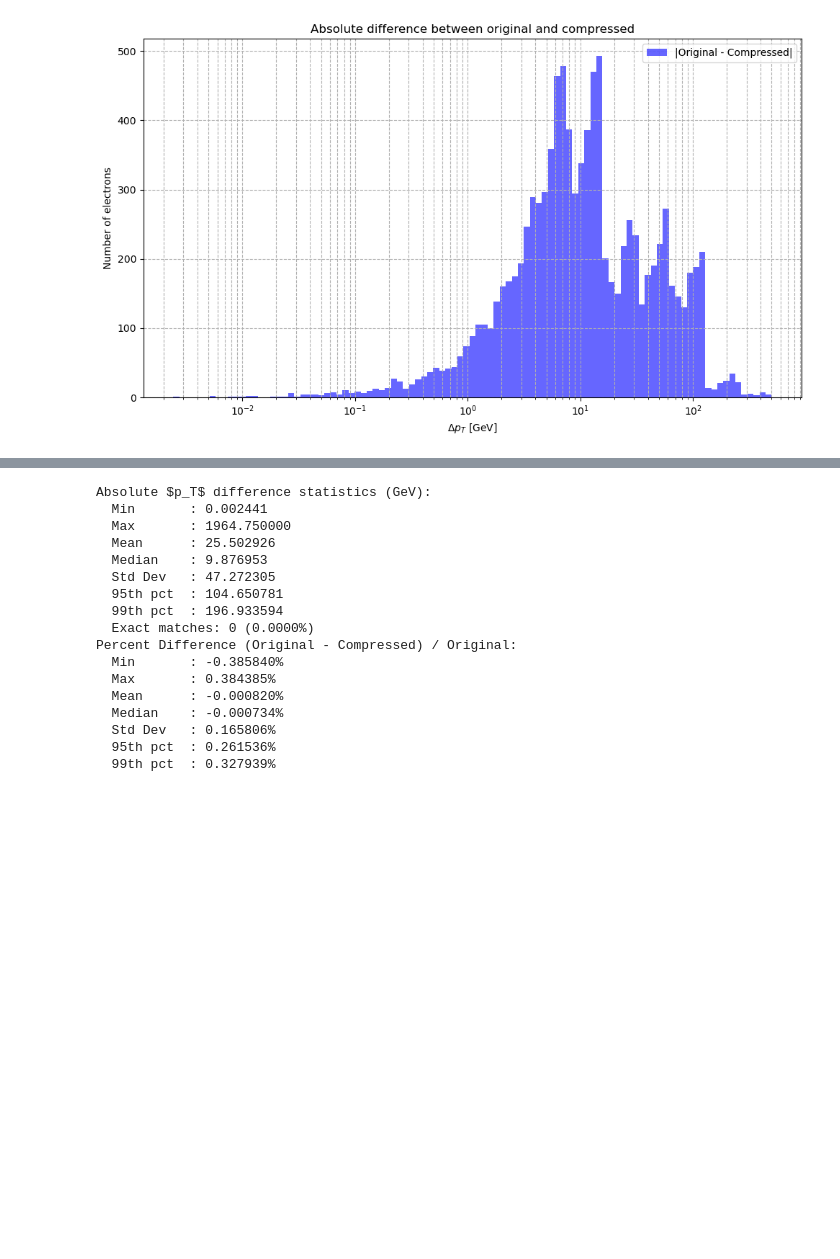
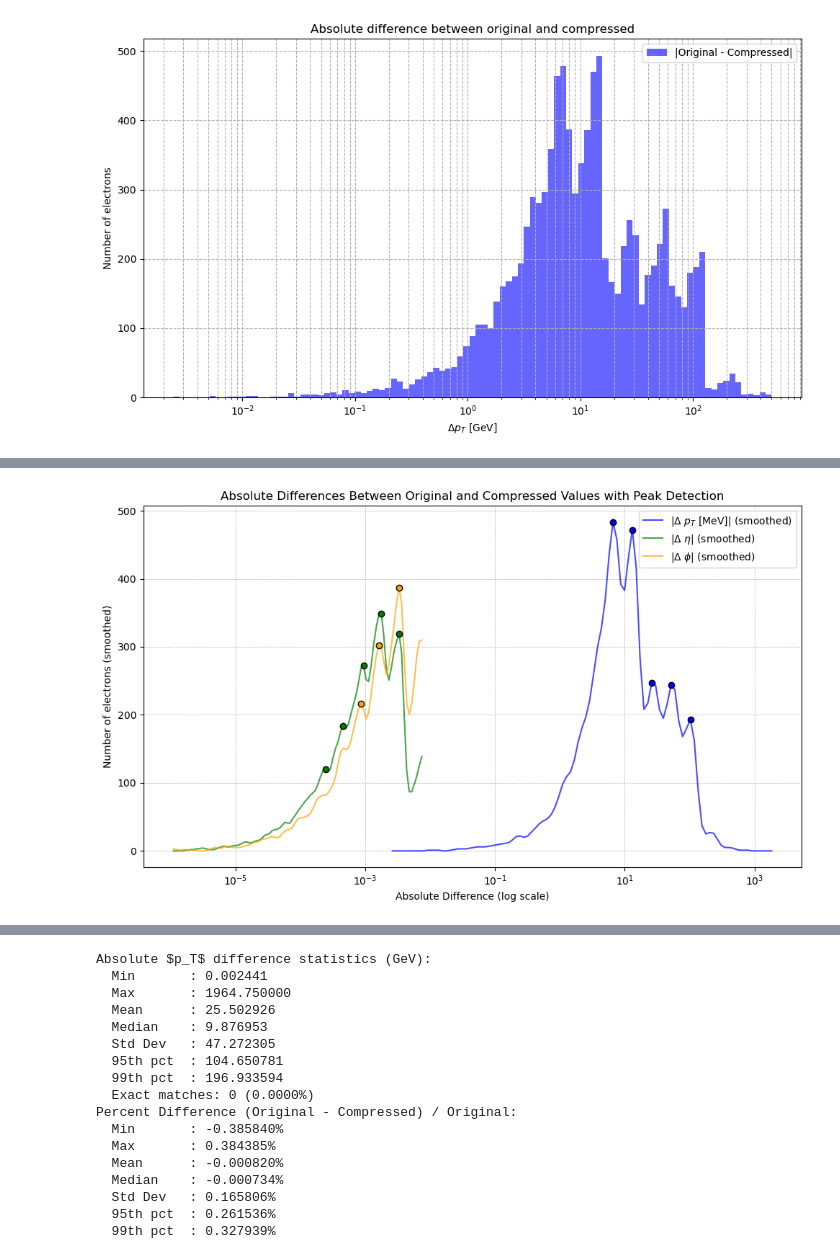
Before and after one commit to yolannel/ATLAS_decompression, a Jupyter notebook: notebooks/data_exploration.ipynb, the cells around one changed output, grey strips where cells are left out. Saved outputs shown, nothing was run; the diff lists cells and outputs as text; code cells hidden in the pictures; blank space fills up the shorter version.

Commit message:
figure dump

```diff
--- a/notebooks/data_exploration.ipynb
+++ b/notebooks/data_exploration.ipynb
@@ -18,8 +21,23 @@ from scipy.spatial.distance import jensenshannon
 from statsmodels.distributions.empirical_distribution import ECDF
 pd.options.display.float_format = '{:,.6f}'.format
 # %%
+# Base output directories (match your Bash script)
+base_compressed_real = "/eos/user/y/yolanney/compressed_files/real"
+base_compressed_sim  = "/eos/user/y/yolanney/compressed_files/sim"
+
+# Full original paths
+real_uncompressed = [
+    "/cvmfs/atlas-nightlies.cern.ch/repo/data/data-art/ASG/DAOD_PHYSLITE/p6479/data18_13TeV.00348885.physics_Main.deriv.DAOD_PHYSLITE.r13286_p4910_p6479/DAOD_PHYSLITE.41578717._000256.pool.root.1",
+    "/cvmfs/atlas-nightlies.cern.ch/repo/data/data-art/ASG/DAOD_PHYSLITE/p6482/data23_13p6TeV.00456749.physics_Main.deriv.DAOD_PHYSLITE.r15774_p6304_p6482/DAOD_PHYSLITE.41588921._000002.pool.root.1"
+]
+
+sim_uncompressed = [
+    "/cvmfs/atlas-nightlies.cern.ch/repo/data/data-art/ASG/DAOD_PHYSLITE/p6490/mc20_13TeV.410470.PhPy8EG_A14_ttbar_hdamp258p75_nonallhad.deriv.DAOD_PHYSLITE.e6337_s3681_r13167_r13146_p6490/DAOD_PHYSLITE.41651753._000007.pool.root.1",
+    "/cvmfs/atlas-nightlies.cern.ch/repo/data/data-art/ASG/DAOD_PHYSLITE/p6491/mc23_13p6TeV.601229.PhPy8EG_A14_ttbar_hdamp258p75_SingleLep.deriv.DAOD_PHYSLITE.e8514_e8528_s4162_s4114_r15540_r15516_p6491/DAOD_PHYSLITE.41633384._000941.pool.root.1"
+]
+
 filename = "/cvmfs/atlas-nightlies.cern.ch/repo/data/data-art/ASG/DAOD_PHYSLITE/p6479/data18_13TeV.00348885.physics_Main.deriv.DAOD_PHYSLITE.r13286_p4910_p6479/DAOD_PHYSLITE.41578717._000256.pool.root.1"
-compressed = "/eos/user/y/yolanney/compressedDAOD_PHYSLITE.pool.root"
+compressed_filename = "/eos/user/y/yolanney/compressed_files/real/DAOD_PHYSLITE.41578717._000256.pool.root_dl10_compressed.root"
 # %%
 def convert_bytes(num):
     """
@@ -574,0 +665,71 @@ plt.show()
+# %%
+
+# --- Absolute Differences with Peak Detection ---
+plt.figure(figsize=(10, 6))
+log_peak_positions = {}  # new dict to store log10 peak positions
+equidistant_vars = []
+
+for var, label in variables.items():
+    diff = abs_diffs[var]
+    diff = diff[np.isfinite(diff) & (diff > 0)]
+
+    if len(diff) == 0:
+        continue
+
+    minval = max(np.min(diff), 1e-13)
+    maxval = np.max(diff)
+    bins = np.logspace(np.log10(minval), np.log10(maxval), 100)
+
+    hist_vals, bin_edges = np.histogram(diff, bins=bins)
+    bin_centers = (bin_edges[:-1] + bin_edges[1:]) / 2
+
+    # Smooth histogram to reduce noise
+    smoothed = gaussian_filter1d(hist_vals, sigma=1)
+
+    # Peak detection
+    peaks, _ = find_peaks(smoothed, prominence=0.01 * np.max(smoothed), distance=3)
+    log_peaks = np.log10(bin_centers[peaks])
+    log_peak_positions[label] = log_peaks
+
+
+    # Plot histogram
+    plt.plot(bin_centers, smoothed, color=colors[var], label=f"|Δ {label}| (smoothed)", alpha=0.7)
+
+    # Plot detected peaks
+    plt.scatter(bin_centers[peaks], smoothed[peaks], color=colors[var], edgecolor='black', zorder=5)
+
+    # Print peak locations
+    for i, p in enumerate(peaks):
+        peak_val = bin_centers[p]
+        peak_height = smoothed[p]
+        print(f"🔹 {label} Peak {i+1}: Value = {peak_val:.3e}, Count = {peak_height:.0f}")
+
+plt.xscale("log")
+plt.xlabel("Absolute Difference (log scale)")
+plt.ylabel("Number of electrons (smoothed)")
+plt.title("Absolute Differences Between Original and Compressed Values with Peak Detection")
+plt.legend()
+plt.grid(True, which='both', linestyle='--', linewidth=0.5)
+plt.tight_layout()
+plt.show()
+
+def analyze_peak_spacing(log_peaks_dict):
+    print("\n🔍 Log-Scale Peak Spacing Analysis:")
+    for var, log_peaks in log_peaks_dict.items():
+        if len(log_peaks) < 2:
+            print(f"  • {var}: Less than 2 peaks found.")
+            continue
+
+        diffs = np.diff(log_peaks)
+        mean_diff = np.mean(diffs)
+        std_diff = np.std(diffs)
+
+        is_equidistant = std_diff < 0.05 * mean_diff  # adjustable threshold
+        spacing_str = "✅ Approx. equidistant" if is_equidistant else "❌ Not equidistant"
+        if is_equidistant:
+            equidistant_vars.append(var)
+
+        print(f"  • {var}: mean Δlog10 = {mean_diff:.3f}, std = {std_diff:.3f} → {spacing_str}")
+
+analyze_peak_spacing(log_peak_positions)
+# %% [output]
@@ -574,0 +749 @@ plt.show()
+[figure, added]
```
Also changed, not shown: parts of 8 cells of this notebook, 15 other files.
